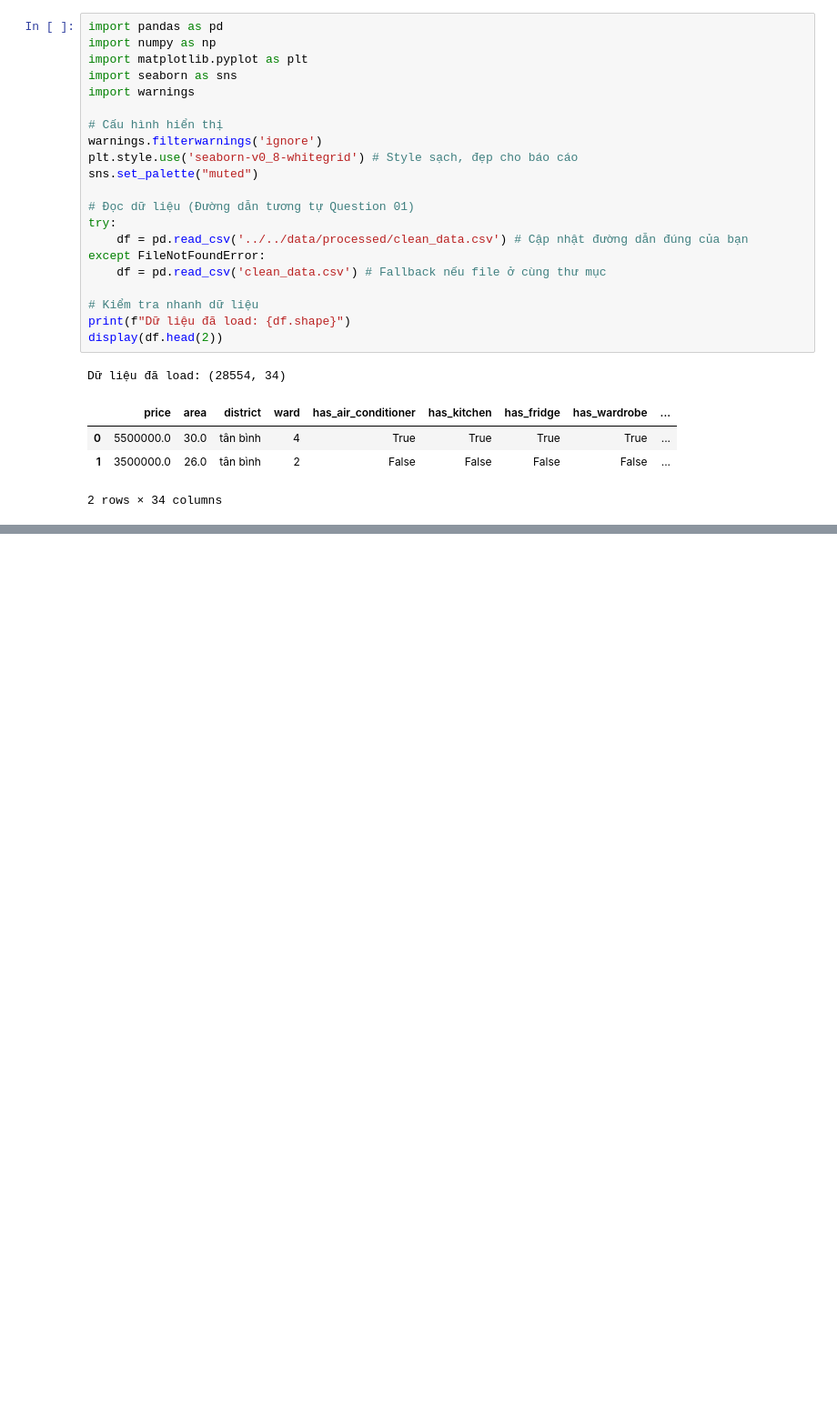
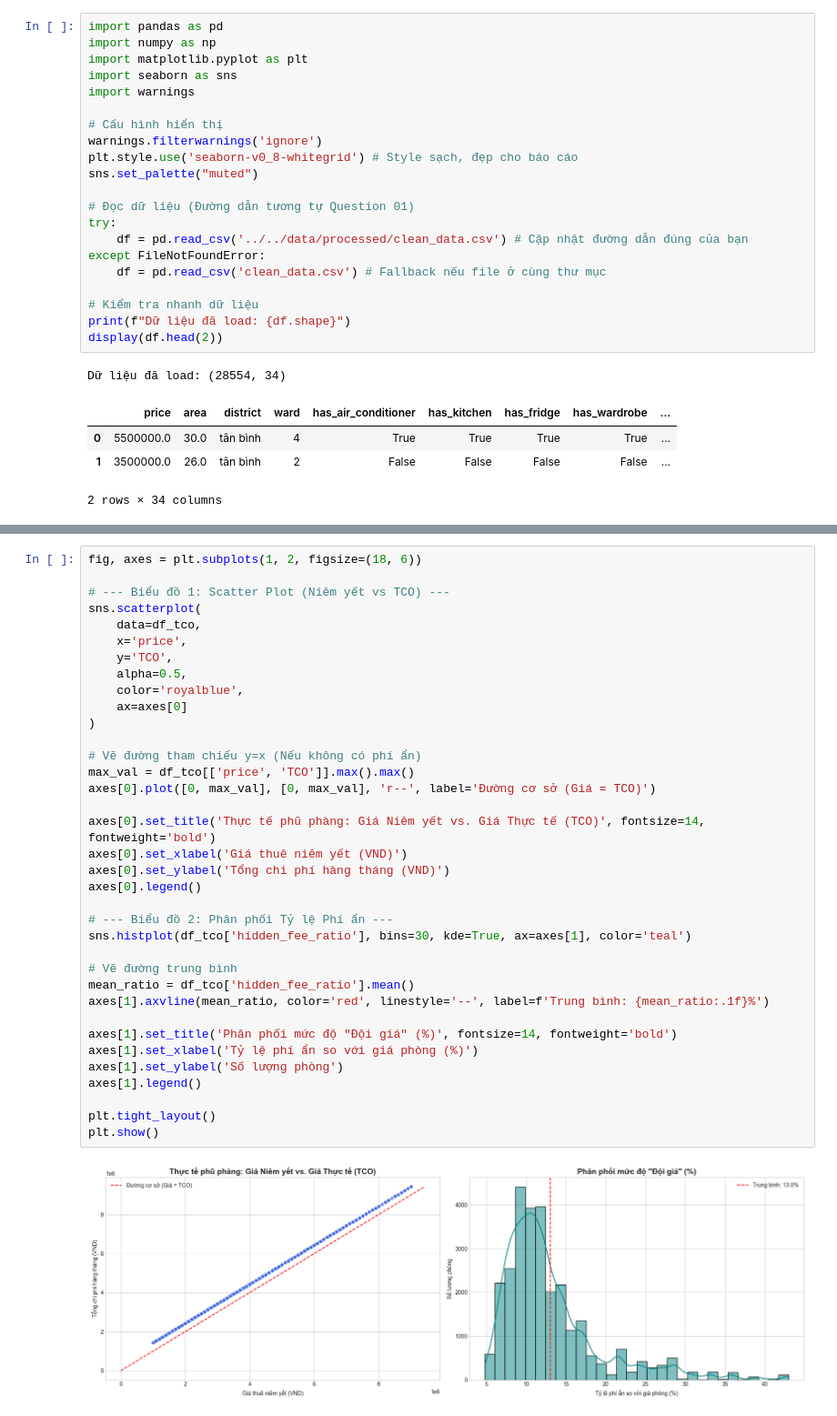
Before and after one commit to pntnhanc9/IntroToDataScience, a Jupyter notebook: notebooks/eda/question04.ipynb, the cells around one changed output, grey strips where cells are left out. Shown at 91% size. Cells and saved outputs as stored; diff of their text form; blank space fills up the shorter version.

```diff
--- a/notebooks/eda/question04.ipynb
+++ b/notebooks/eda/question04.ipynb
@@ -121,0 +113,38 @@ print(f"💡 Insight: Trung bình mỗi tháng, sinh viên phải trả thêm kh
+# %%
+fig, axes = plt.subplots(1, 2, figsize=(18, 6))
+
+# --- Biểu đồ 1: Scatter Plot (Niêm yết vs TCO) ---
+sns.scatterplot(
+    data=df_tco,
+    x='price',
+    y='TCO',
+    alpha=0.5,
+    color='royalblue',
+    ax=axes[0]
+)
+
+# Vẽ đường tham chiếu y=x (Nếu không có phí ẩn)
+max_val = df_tco[['price', 'TCO']].max().max()
+axes[0].plot([0, max_val], [0, max_val], 'r--', label='Đường cơ sở (Giá = TCO)')
+
+axes[0].set_title('Thực tế phũ phàng: Giá Niêm yết vs. Giá Thực tế (TCO)', fontsize=14, fontweight='bold')
+axes[0].set_xlabel('Giá thuê niêm yết (VND)')
+axes[0].set_ylabel('Tổng chi phí hàng tháng (VND)')
+axes[0].legend()
+
+# --- Biểu đồ 2: Phân phối Tỷ lệ Phí ẩn ---
+sns.histplot(df_tco['hidden_fee_ratio'], bins=30, kde=True, ax=axes[1], color='teal')
+
+# Vẽ đường trung bình
+mean_ratio = df_tco['hidden_fee_ratio'].mean()
+axes[1].axvline(mean_ratio, color='red', linestyle='--', label=f'Trung bình: {mean_ratio:.1f}%')
+
+axes[1].set_title('Phân phối mức độ "Đội giá" (%)', fontsize=14, fontweight='bold')
+axes[1].set_xlabel('Tỷ lệ phí ẩn so với giá phòng (%)')
+axes[1].set_ylabel('Số lượng phòng')
+axes[1].legend()
+
+plt.tight_layout()
+plt.show()
+# %% [output]
+[figure, added]
```
Also changed, not shown: parts of 7 cells of this notebook, 1 other file.
